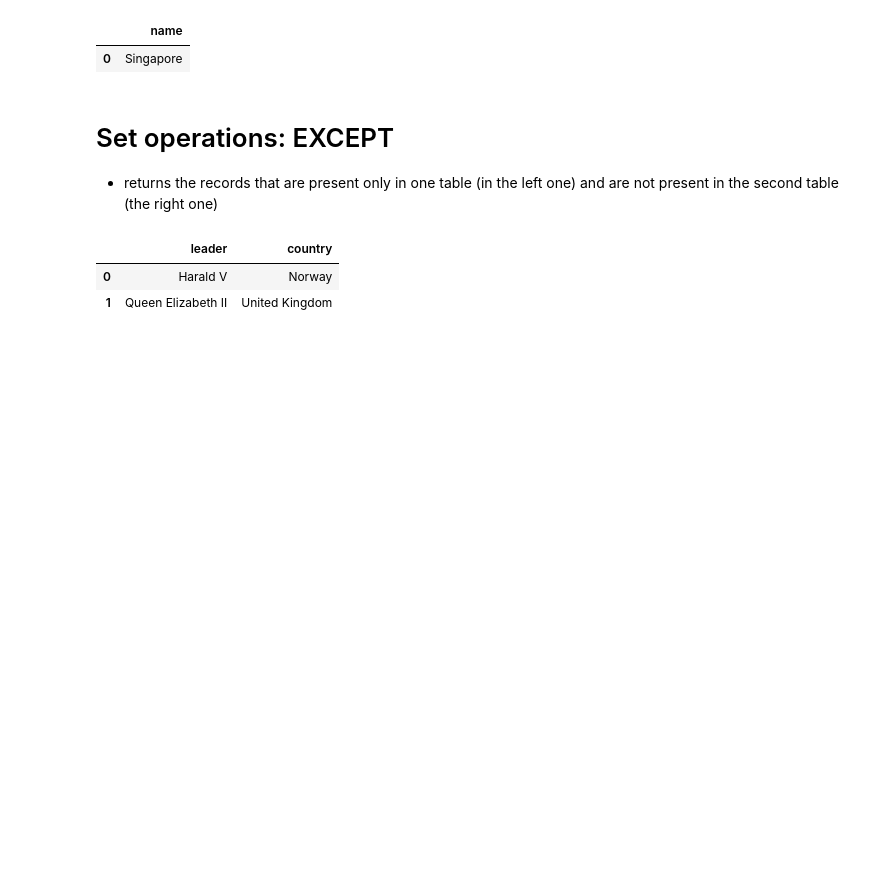
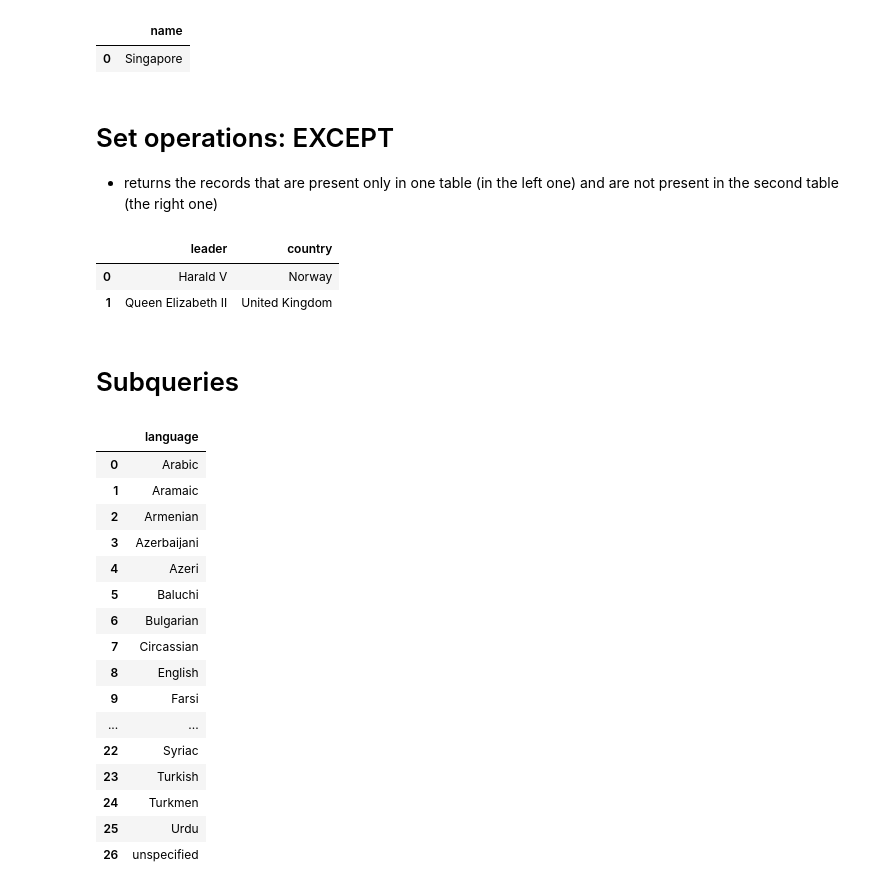
Before and after one commit to Cooleekova/data_engineering, a Jupyter notebook: SQL/Joining_data_in_SQL.ipynb, the cells around one changed output. Saved outputs shown, nothing was run; the diff lists cells and outputs as text; code cells hidden in the pictures; blank space fills up the shorter version.

Commit message:
add examples of subquerying with semi joins and anti joins

```diff
--- a/SQL/Joining_data_in_SQL.ipynb
+++ b/SQL/Joining_data_in_SQL.ipynb
@@ -519,3 +519,38 @@ pd.read_sql("""SELECT monarch AS leader, country
 |  | leader | country |
 | 0 | Harald V | Norway |
 | 1 | Queen Elizabeth II | United Kingdom |
+# %% [markdown]
+# Subqueries
+# %%
+# you are interested in identifying languages spoken in the Middle East.
+# The languages table contains information about languages and countries,
+# but it does not tell you what region the countries belong to.
+# You can build up a semi join by filtering the countries table by a particular region,
+#and then using this to further filter the languages table.
+
+pd.read_sql("""SELECT DISTINCT name AS language
+               FROM languages
+               WHERE code IN
+                   (SELECT code from countries
+                    WHERE region = "Middle East")
+               ORDER BY language
+               ;""",
+            con)
+# %% [output]
+|  | language |
+| 0 | Arabic |
+| 1 | Aramaic |
+| 2 | Armenian |
+| 3 | Azerbaijani |
+| 4 | Azeri |
+| 5 | Baluchi |
+| 6 | Bulgarian |
+| 7 | Circassian |
+| 8 | English |
+| 9 | Farsi |
+| ... | ... |
+| 22 | Syriac |
+| 23 | Turkish |
+| 24 | Turkmen |
+| 25 | Urdu |
+| 26 | unspecified |
```
Also changed, not shown: parts of 1 cell of this notebook.
